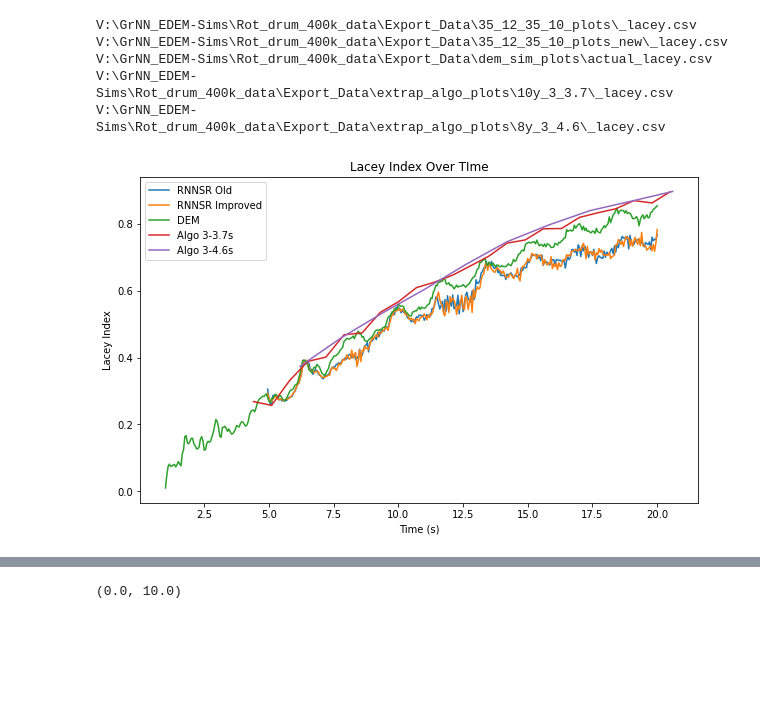
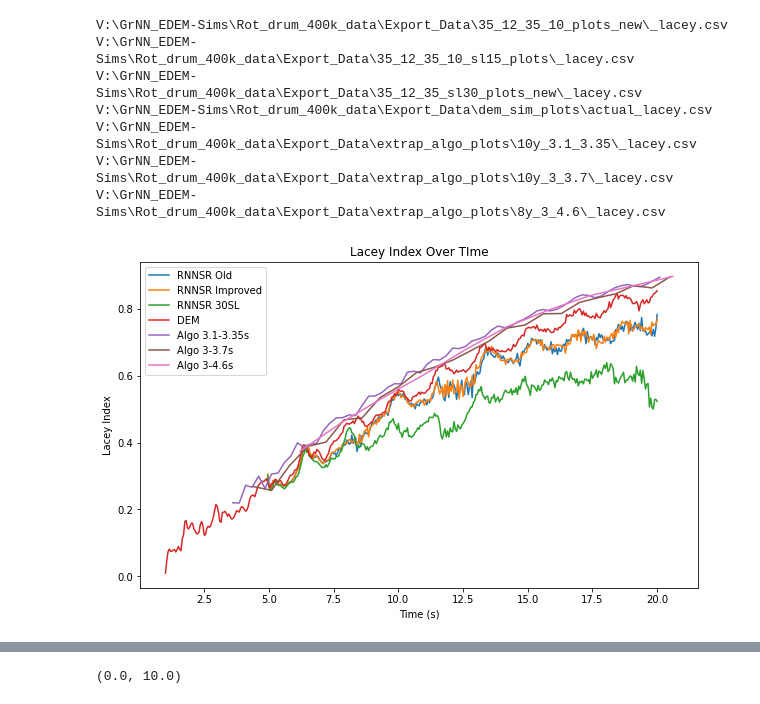
Before and after one commit to elispelis/DEM-Dissertation, a Jupyter notebook: src/dem_extr_rnn.ipynb, the cells around one changed output, grey strips where cells are left out. Cells and saved outputs as stored; diff of their text form; code cells hidden in the pictures; blank space fills up the shorter version.

```diff
--- a/src/dem_extr_rnn.ipynb
+++ b/src/dem_extr_rnn.ipynb
@@ -62,36 +62,38 @@ data_arrays = []
 def read_csv_to_numpy(file_path):
     return np.loadtxt(file_path, delimiter=',')
 
 # Iterate through all files in the folder and its subfolders
 for root, dirs, files in os.walk(folder_path):
     for filename in files:
         if filename.endswith('_lacey.csv'):
             file_path = os.path.join(root, filename)
             print(file_path)
 
             # Read the CSV file and append the numpy array to data_arra'ArithmeticErrorys
             data_arrays.append(read_csv_to_numpy(file_path))
 
 # Plot the data from all files
 plt.figure(figsize=(10, 6))
 
 for i, data_array in enumerate(data_arrays):
-    plt.plot(data_array[:, 0], data_array[:, 1], label=["RNNSR Old", "RNNSR Improved", "DEM", "Algo 3-3.7s", "Algo 3-4.6s"][i])
+    plt.plot(data_array[:, 0], data_array[:, 1], label=["RNNSR Old", "RNNSR Improved", "RNNSR 30SL" , "DEM", "Algo 3.1-3.35s", "Algo 3-3.7s", "Algo 3-4.6s"][i])
 
 
 plt.legend()
 plt.xlabel('Time (s)')
 plt.ylabel('Lacey Index')
 plt.title('Lacey Index Over TIme')
 plt.legend()
 plt.show()
 # %% [output]
-V:\GrNN_EDEM-Sims\Rot_drum_400k_data\Export_Data\35_12_35_10_plots\_lacey.csv
 V:\GrNN_EDEM-Sims\Rot_drum_400k_data\Export_Data\35_12_35_10_plots_new\_lacey.csv
+V:\GrNN_EDEM-Sims\Rot_drum_400k_data\Export_Data\35_12_35_10_sl15_plots\_lacey.csv
+V:\GrNN_EDEM-Sims\Rot_drum_400k_data\Export_Data\35_12_35_sl30_plots_new\_lacey.csv
 V:\GrNN_EDEM-Sims\Rot_drum_400k_data\Export_Data\dem_sim_plots\actual_lacey.csv
+V:\GrNN_EDEM-Sims\Rot_drum_400k_data\Export_Data\extrap_algo_plots\10y_3.1_3.35\_lacey.csv
 V:\GrNN_EDEM-Sims\Rot_drum_400k_data\Export_Data\extrap_algo_plots\10y_3_3.7\_lacey.csv
 V:\GrNN_EDEM-Sims\Rot_drum_400k_data\Export_Data\extrap_algo_plots\8y_3_4.6\_lacey.csv
-[figure, old version]
+[figure, new version]
 # %%
 len(data_arrays)
 # %% [output]
```
Also changed, not shown: parts of 5 cells of this notebook, 5 other files.
